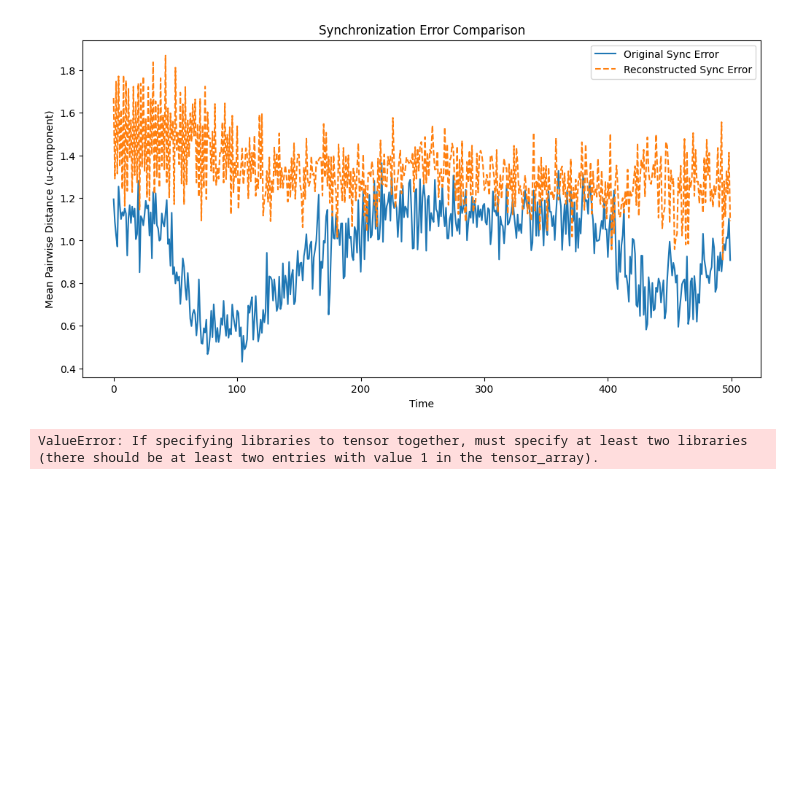
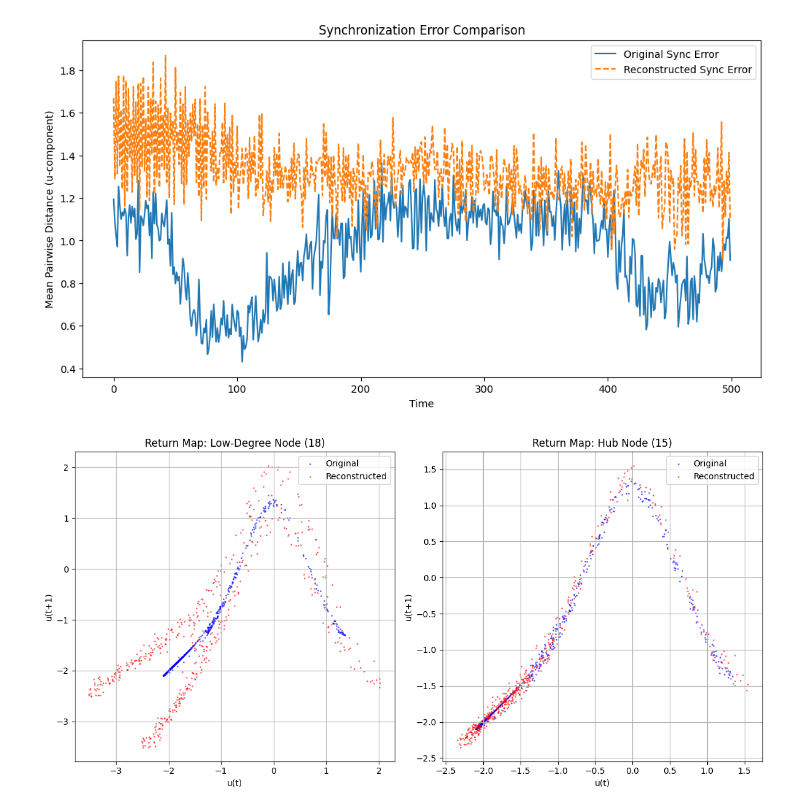
Before and after one commit to erbilcanartun/network-reconstruction, a Jupyter notebook: notebooks/prl2023_reconstruction.ipynb, the cells around one changed output. Drawn from its saved outputs; the diff is of its cells as text; code cells hidden in the pictures; blank space fills up the shorter version.

```diff
--- a/notebooks/prl2023_reconstruction.ipynb
+++ b/notebooks/prl2023_reconstruction.ipynb
@@ -549,29 +549,51 @@ plt.show()
 [figure]
 [figure]
 # %%
+import matplotlib.pyplot as plt
+
+# Compute low-degree node ID (using original classification)
+ld_id = np.argmin(s)
+
+# Extract u-components (first dimension) for original and reconstructed data
+u_orig = x[:, 0, :]  # Shape: (n, time)
+u_recon = x_reconstructed[:, 0, :]  # Shape: (n, time)
+
+# Prepare data for return maps
+u_orig_ld = u_orig[ld_id, :-1]  # u(t) for low-degree (original)
+u_next_orig_ld = u_orig[ld_id, 1:]  # u(t+1) for low-degree (original)
+u_recon_ld = u_recon[ld_id, :-1]  # u(t) for low-degree (reconstructed)
+u_next_recon_ld = u_recon[ld_id, 1:]  # u(t+1) for low-degree (reconstructed)
+u_orig_hub = u_orig[hub_id, :-1]  # u(t) for hub (original)
+u_next_orig_hub = u_orig[hub_id, 1:]  # u(t+1) for hub (original)
+u_recon_hub = u_recon[hub_id, :-1]  # u(t) for hub (reconstructed)
+u_next_recon_hub = u_recon[hub_id, 1:]  # u(t+1) for hub (reconstructed)
+
+# Note: Using original hub_id and ld_id. For accuracy, reidentify by refitting models to x_reconstructed,
+# recomputing dist_matrix and s, then updating hub_id/ld_id.
+
 plt.figure(figsize=(12, 6))
 
-# Original network
+# Low-degree node
 plt.subplot(1, 2, 1)
-plt.scatter(u_orig_ld, u_next_orig_ld, s=1, c='blue', alpha=0.5, label=f'Low-Degree (Node {ld_id})')
-plt.scatter(u_orig_hub, u_next_orig_hub, s=1, c='red', alpha=0.5, label=f'Hub (Node {hub_id})')
-plt.title('Return Map: Original Network')
+plt.scatter(u_orig_ld, u_next_orig_ld, s=1, c='blue', alpha=0.5, label='Original')
+plt.scatter(u_recon_ld, u_next_recon_ld, s=1, c='red', alpha=0.5, label='Reconstructed')
+plt.title(f'Return Map: Low-Degree Node ({ld_id})')
 plt.xlabel('u(t)')
 plt.ylabel('u(t+1)')
 plt.legend()
 plt.grid(True)
 
-# Reconstructed network
+# Hub node
 plt.subplot(1, 2, 2)
-plt.scatter(u_recon_ld, u_next_recon_ld, s=1, c='blue', alpha=0.5, label=f'Low-Degree (Node {ld_id_recon})')
-plt.scatter(u_recon_hub, u_next_recon_hub, s=1, c='red', alpha=0.5, label=f'Hub (Node {hub_id_recon})')
-plt.title('Return Map: Reconstructed Network')
+plt.scatter(u_orig_hub, u_next_orig_hub, s=1, c='blue', alpha=0.5, label='Original')
+plt.scatter(u_recon_hub, u_next_recon_hub, s=1, c='red', alpha=0.5, label='Reconstructed')
+plt.title(f'Return Map: Hub Node ({hub_id})')
 plt.xlabel('u(t)')
 plt.ylabel('u(t+1)')
 plt.legend()
 plt.grid(True)
 
 plt.tight_layout()
 plt.show()
 # %% [output]
-ValueError: If specifying libraries to tensor together, must specify at least two libraries (there should be at least two entries with value 1 in the tensor_array).
+[figure, added]
```
Also changed, not shown: 1 other file.
